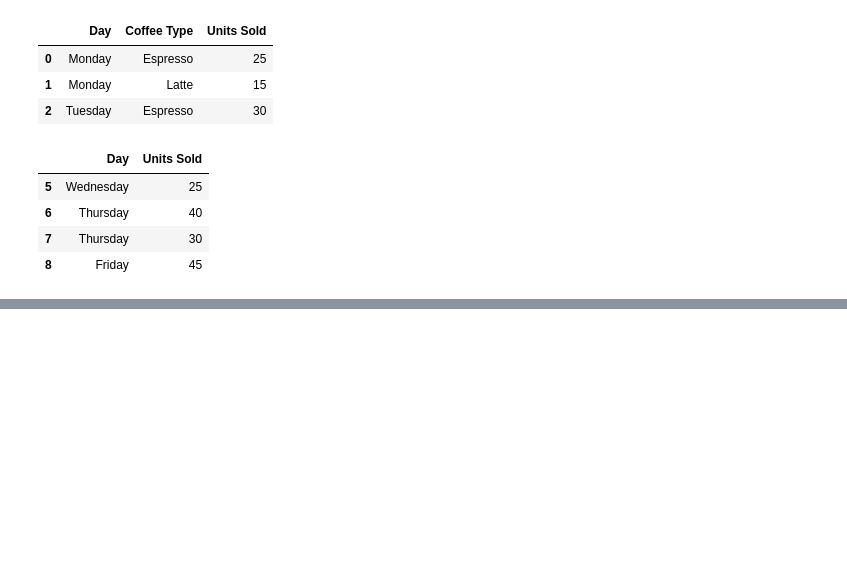
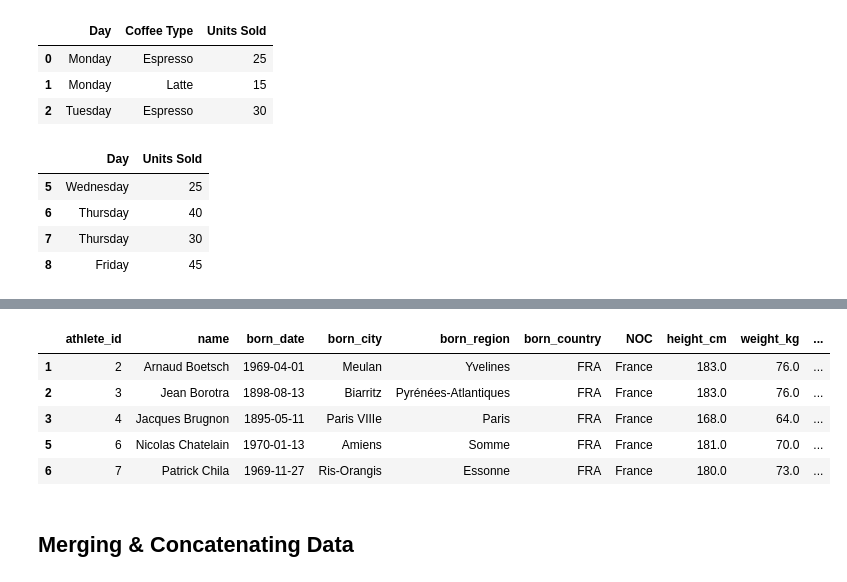
Before and after one commit to fazlialtunn/learning_pandas, a Jupyter notebook: learning_pandas.ipynb, the cells around one changed output, grey strips where cells are left out. Cells and saved outputs as stored; diff of their text form; code cells hidden in the pictures; blank space fills up the shorter version.

```diff
--- a/learning_pandas.ipynb
+++ b/learning_pandas.ipynb
@@ -96,7 +96,7 @@ olympics_df.head()
 | 3 | 4 | Jacques Brugnon | 1895-05-11 | Paris VIIIe | Paris | FRA | France | 168.0 | 64.0 | ... |
 | 4 | 5 | Albert Canet | 1878-04-17 | Wandsworth | England | GBR | France | NaN | NaN | ... |
 # %%
-bios = pd.read_csv('bios.csv')
+bios_df = pd.read_csv('bios.csv')
 # %% [markdown]
 # Accessing Data with Pandas
 # %%
@@ -130,0 +217,4 @@ coffee_df.loc[5:8, ['Day', 'Units Sold']]
+# %%
+bios_new = bios_df.copy()
+bios_new['First Name'] = bios_new['name'].str.split(' ').str[0]
+bios_new.head()[['name', 'First Name']]
@@ -130,0 +228,4 @@ coffee_df.loc[5:8, ['Day', 'Units Sold']]
+# %%
+bios_new['born_datetime'] = pd.to_datetime(bios_new['born_date'])
+bios_new['born_year'] = bios_new['born_datetime'].dt.year
+bios_new.head()
@@ -130,0 +239,4 @@ coffee_df.loc[5:8, ['Day', 'Units Sold']]
+# %%
+bios_new['height_category'] = bios_new['height_cm'].apply(lambda x: 'Tall' if x > 200 else ('Average' if x > 180 else 'Short'))
+bios_new.dropna(subset=['height_cm'])
+bios_new.head()
@@ -130,0 +250,12 @@ coffee_df.loc[5:8, ['Day', 'Units Sold']]
+# %%
+bios_new.dropna(subset=['height_cm'], inplace=True)
+bios_new.head()
+# %% [output]
+|  | athlete_id | name | born_date | born_city | born_region | born_country | NOC | height_cm | weight_kg | ... |
+| 1 | 2 | Arnaud Boetsch | 1969-04-01 | Meulan | Yvelines | FRA | France | 183.0 | 76.0 | ... |
+| 2 | 3 | Jean Borotra | 1898-08-13 | Biarritz | Pyrénées-Atlantiques | FRA | France | 183.0 | 76.0 | ... |
+| 3 | 4 | Jacques Brugnon | 1895-05-11 | Paris VIIIe | Paris | FRA | France | 168.0 | 64.0 | ... |
+| 5 | 6 | Nicolas Chatelain | 1970-01-13 | Amiens | Somme | FRA | France | 181.0 | 70.0 | ... |
+| 6 | 7 | Patrick Chila | 1969-11-27 | Ris-Orangis | Essonne | FRA | France | 180.0 | 73.0 | ... |
+# %% [markdown]
+## Merging & Concatenating Data
```
Also changed, not shown: parts of 21 cells of this notebook.
